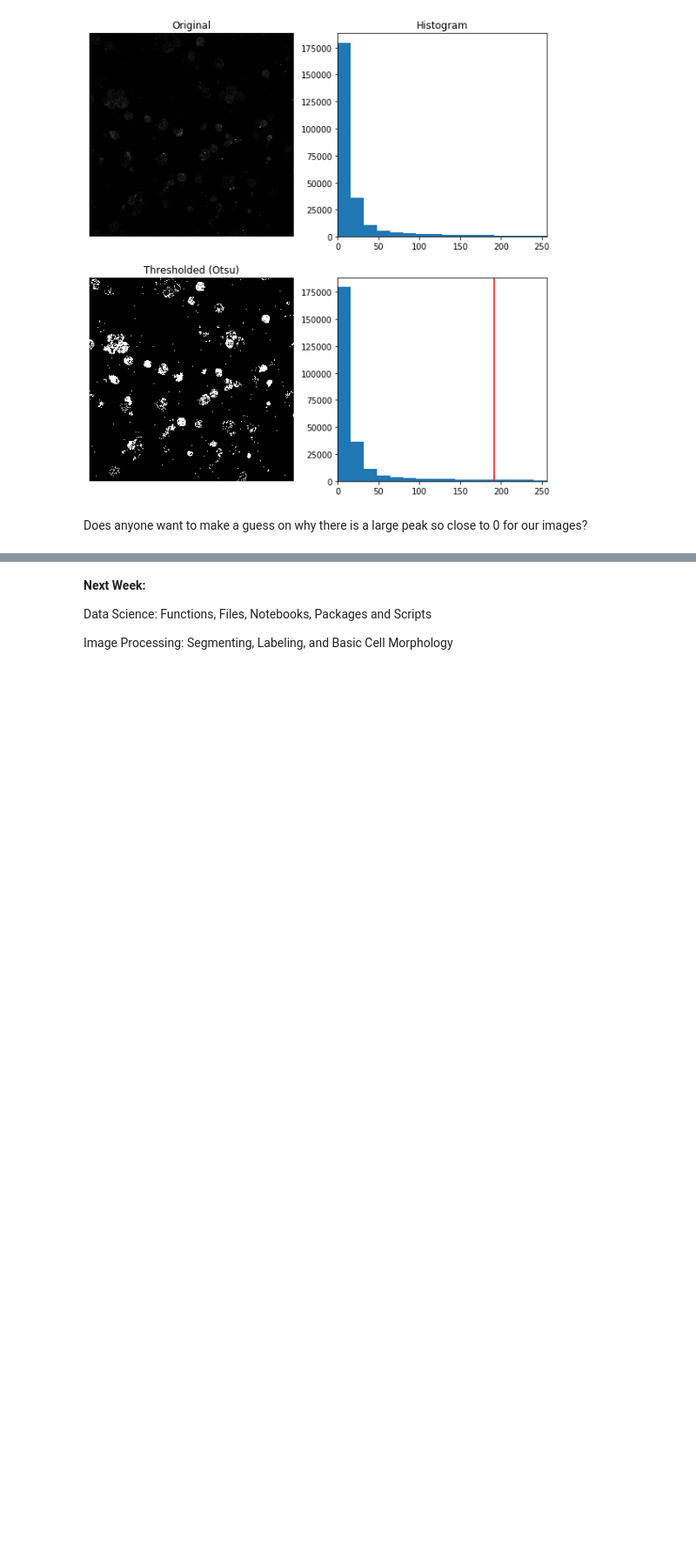
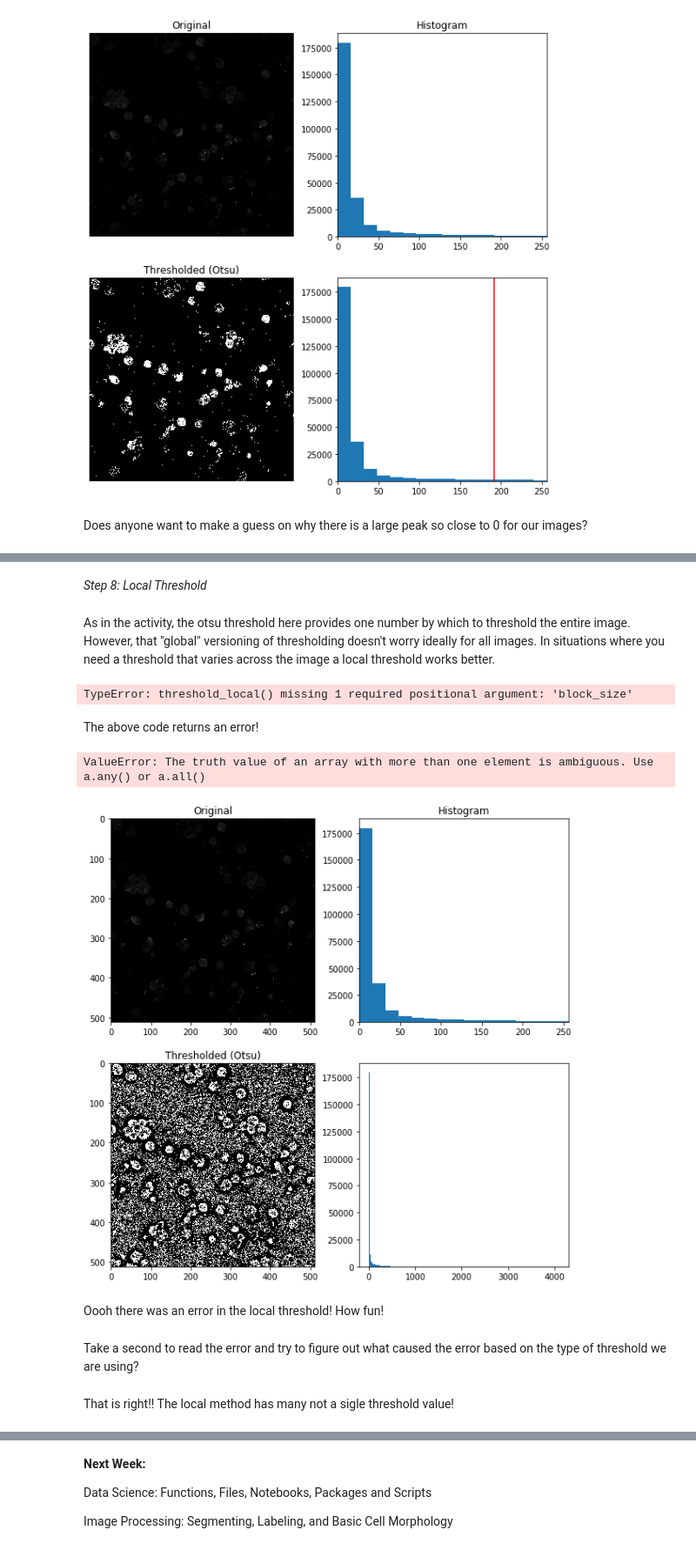
Before and after one commit to Nance-Lab/textile, a Jupyter notebook: modules/module6_iplesson.ipynb, the cells around one changed output, grey strips where cells are left out. Shown at 87% size. Cells and saved outputs as stored; diff of their text form; code cells hidden in the pictures; blank space fills up the shorter version.

```diff
--- a/modules/module6_iplesson.ipynb
+++ b/modules/module6_iplesson.ipynb
@@ -112,0 +149,45 @@ Does anyone want to make a guess on why there is a large peak so close to 0 for
+# %% [markdown]
+*Step 8: Local Threshold*
+# %% [markdown]
+As in the activity, the otsu threshold here provides one number by which to threshold the entire image. However, that "global" versioning of thresholding doesn't worry ideally for all images. In situations where you need a threshold that varies across the image a local threshold works better.
+# %%
+thresh_local = skimage.filters.threshold_local(green_cell_im)
+binary_local = green_cell_im > thresh_local
+# %% [output]
+TypeError: threshold_local() missing 1 required positional argument: 'block_size'
+# %% [markdown]
+The above code returns an error!
+# %%
+block_size = 35
+
+thresh_local = skimage.filters.threshold_local(green_cell_im, block_size)
+binary_local = green_cell_im > thresh_local
+# %%
+fig, ax = plt.subplots(2, 2, figsize=(10, 10))
+
+ax[0, 0].imshow(green_cell_im, cmap=plt.cm.gray)
+ax[0, 0].set_title('Original')
+
+ax[0, 1].hist(green_cell_im.ravel(), bins=256)
+ax[0, 1].set_title('Histogram')
+ax[0,1].set_xlim((0, 256))
+
+ax[1, 0].imshow(binary_local, cmap=plt.cm.gray)
+ax[1, 0].set_title('Thresholded (Otsu)')
+
+ax[1, 1].hist(green_cell_im.ravel(), bins=256)
+ax[1, 1].axvline(thresh_local, color='r')
+ax[1,1].set_xlim((0, 256))
+
+for a in ax[:, 0]:
+    a.axis('off')
+plt.show()
+# %% [output]
+ValueError: The truth value of an array with more than one element is ambiguous. Use a.any() or a.all()
+[figure, added]
+# %% [markdown]
+Oooh there was an error in the local threshold!  How fun!
+# %% [markdown]
+Take a second to read the error and try to figure out what caused the error based on the type of threshold we are using?
+# %% [markdown]
+That is right!! The local method has many not a sigle threshold value!
```
Also changed, not shown: parts of 16 cells of this notebook.
